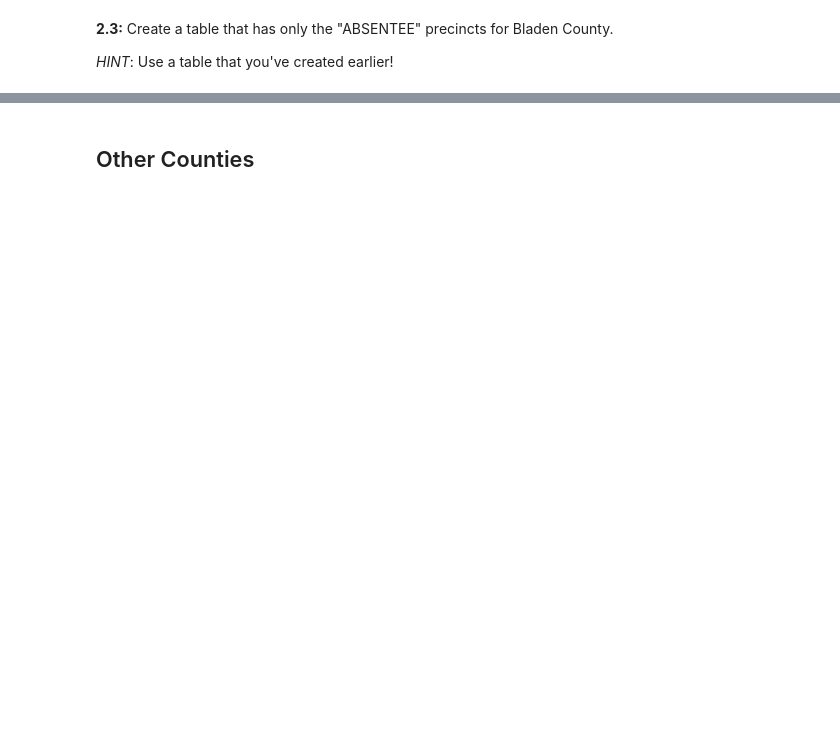
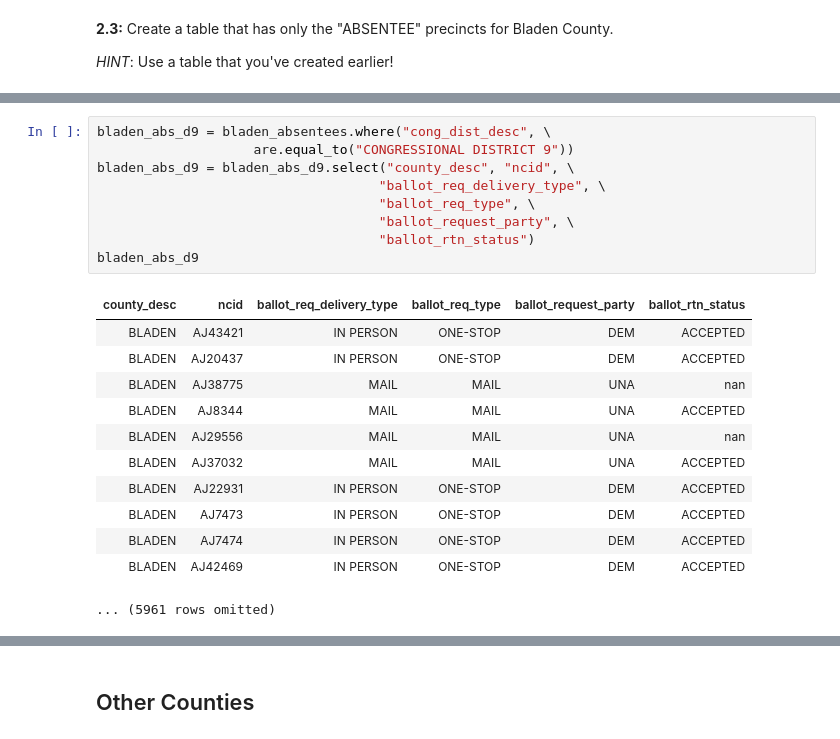
Before and after one commit to christopherzheng/decodingpolitics, a Jupyter notebook: codingassignments/proj2/[Decoding Politics] Coding Assignment 2.ipynb, the cells around one changed output, grey strips where cells are left out. Cells and saved outputs as stored; diff of their text form; blank space fills up the shorter version.

Commit message:
finishes Bladen County analysis

```diff
--- a/codingassignments/proj2/[Decoding Politics] Coding Assignment 2.ipynb
+++ b/codingassignments/proj2/[Decoding Politics] Coding Assignment 2.ipynb
@@ -163,0 +205,22 @@ assert all(bladen_abs['County'] == np.array(['\nBLADEN', '\nBLADEN', '\nBLADEN']
+# %%
+bladen_abs_d9 = bladen_absentees.where("cong_dist_desc", \
+                    are.equal_to("CONGRESSIONAL DISTRICT 9"))
+bladen_abs_d9 = bladen_abs_d9.select("county_desc", "ncid", \
+                                    "ballot_req_delivery_type", \
+                                    "ballot_req_type", \
+                                    "ballot_request_party", \
+                                    "ballot_rtn_status")
+bladen_abs_d9
+# %% [output]
+| county_desc | ncid | ballot_req_delivery_type | ballot_req_type | ballot_request_party | ballot_rtn_status |
+| BLADEN | AJ43421 | IN PERSON | ONE-STOP | DEM | ACCEPTED |
+| BLADEN | AJ20437 | IN PERSON | ONE-STOP | DEM | ACCEPTED |
+| BLADEN | AJ38775 | MAIL | MAIL | UNA | nan |
+| BLADEN | AJ8344 | MAIL | MAIL | UNA | ACCEPTED |
+| BLADEN | AJ29556 | MAIL | MAIL | UNA | nan |
+| BLADEN | AJ37032 | MAIL | MAIL | UNA | ACCEPTED |
+| BLADEN | AJ22931 | IN PERSON | ONE-STOP | DEM | ACCEPTED |
+| BLADEN | AJ7473 | IN PERSON | ONE-STOP | DEM | ACCEPTED |
+| BLADEN | AJ7474 | IN PERSON | ONE-STOP | DEM | ACCEPTED |
+| BLADEN | AJ42469 | IN PERSON | ONE-STOP | DEM | ACCEPTED |
+... (5961 rows omitted)
```
Also changed, not shown: parts of 23 cells of this notebook.
